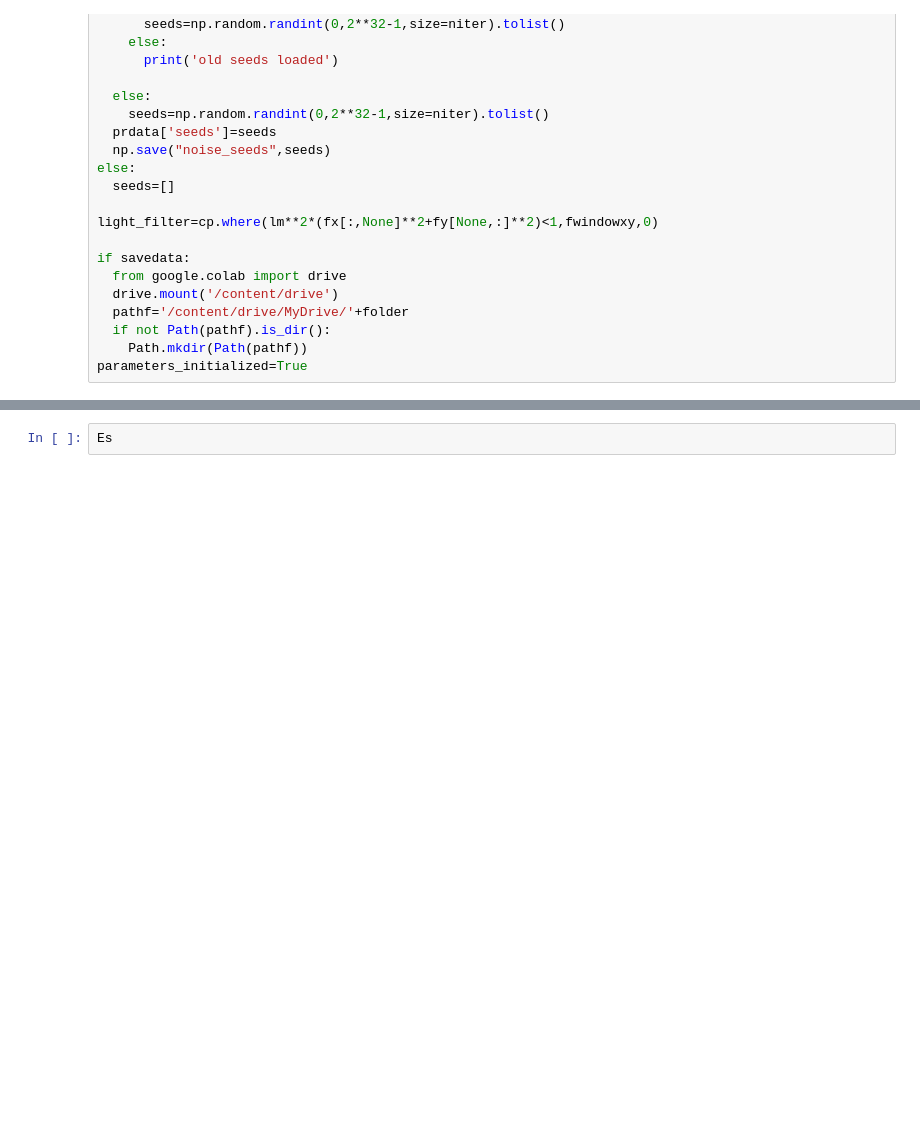
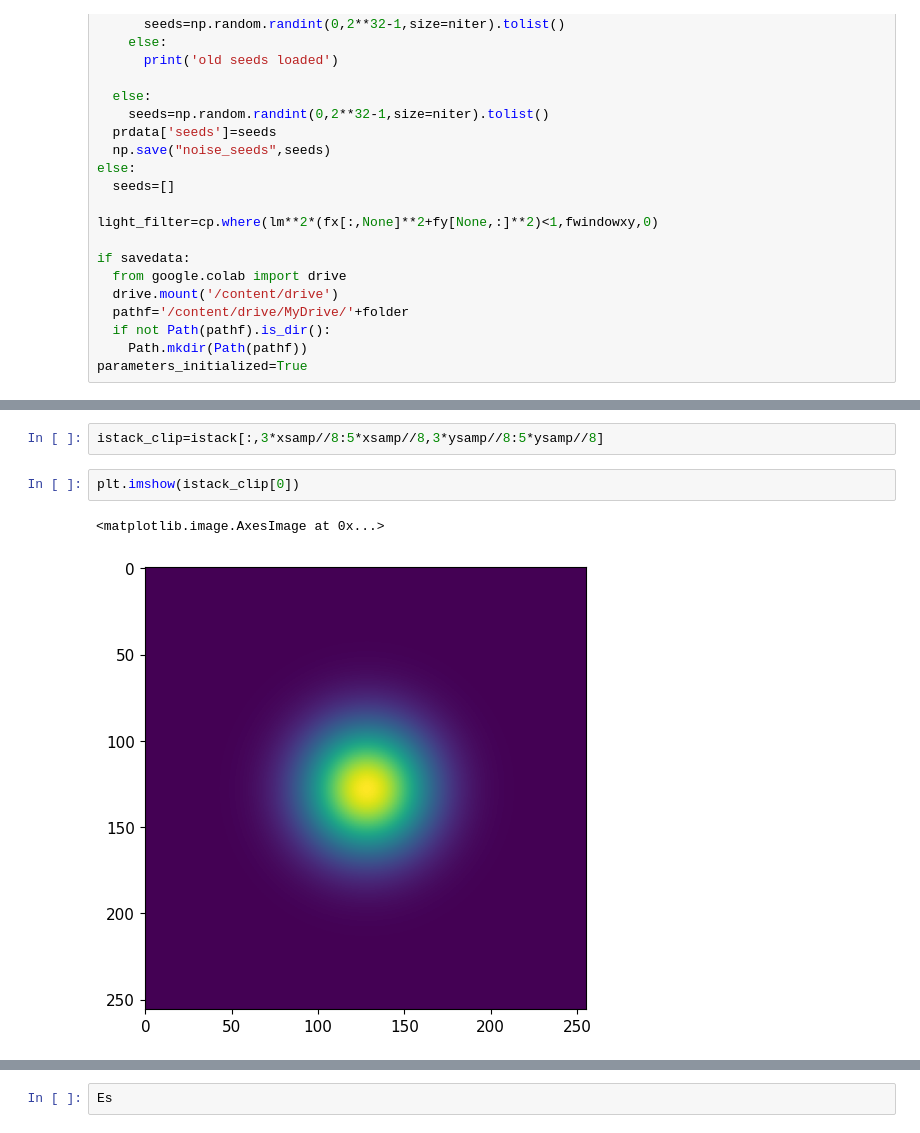
Before and after one commit to mcroning/Nonlinear-Beam-Propagation, a Jupyter notebook: PRprop3Da.ipynb, the cells around one changed output, grey strips where cells are left out. Saved outputs shown, nothing was run; the diff lists cells and outputs as text; blank space fills up the shorter version.

```diff
--- a/PRprop3Da.ipynb
+++ b/PRprop3Da.ipynb
@@ -1641,0 +1581,7 @@ plt.plot(esc_fa(amp,fx,k0,Es=Es)[:,ysamp//2].get()+E_app*1000*100/Es)
+# %%
+istack_clip=istack[:,3*xsamp//8:5*xsamp//8,3*ysamp//8:5*ysamp//8]
+# %%
+plt.imshow(istack_clip[0])
+# %% [output]
+<matplotlib.image.AxesImage at 0x...>
+[figure, added]
```
Also changed, not shown: parts of 26 cells of this notebook.
